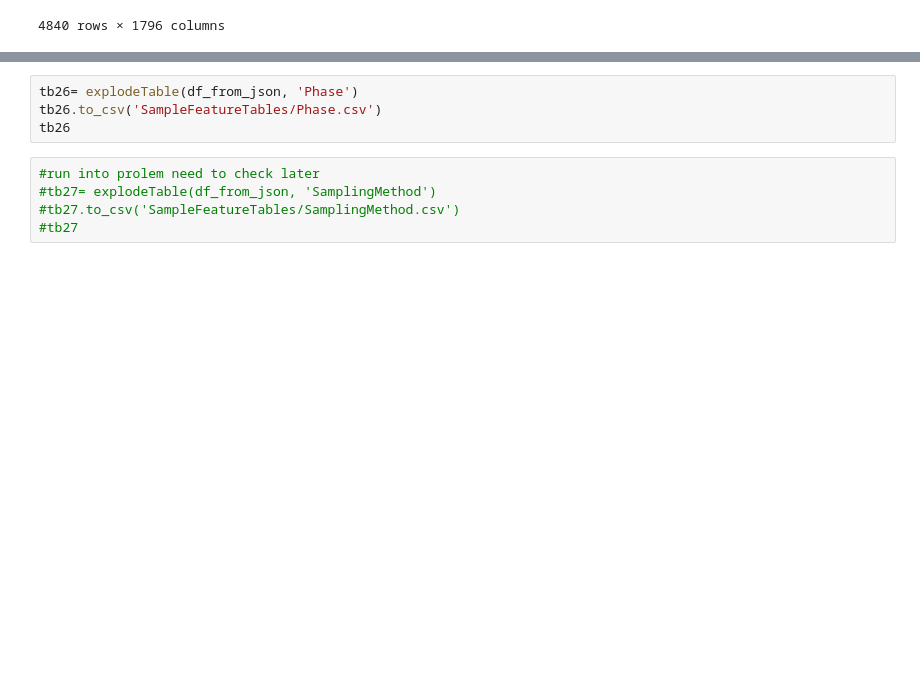
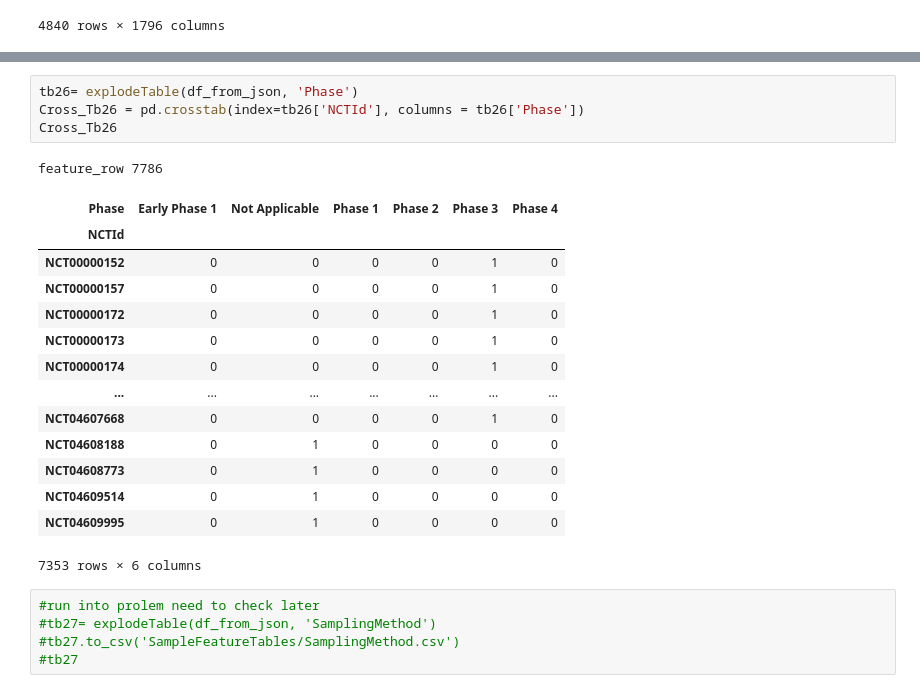
Before and after one commit to sigkarmoil/Clinical_Trial_Machine_Learning, a Jupyter notebook: Codes/Explode_02.ipynb, the cells around one changed output, grey strips where cells are left out. Saved outputs shown, nothing was run; the diff lists cells and outputs as text; blank space fills up the shorter version.

```diff
--- a/Codes/Explode_02.ipynb
+++ b/Codes/Explode_02.ipynb
@@ -454,7 +562,23 @@ tb25
 # %%
 tb26= explodeTable(df_from_json, 'Phase')
-tb26.to_csv('SampleFeatureTables/Phase.csv')
-tb26
+Cross_Tb26 = pd.crosstab(index=tb26['NCTId'], columns = tb26['Phase'])
+Cross_Tb26
+# %% [output]
+feature_row 7786
+| Phase | Early Phase 1 | Not Applicable | Phase 1 | Phase 2 | Phase 3 | Phase 4 |
+| NCTId |  |  |  |  |  |  |
+| NCT00000152 | 0 | 0 | 0 | 0 | 1 | 0 |
+| NCT00000157 | 0 | 0 | 0 | 0 | 1 | 0 |
+| NCT00000172 | 0 | 0 | 0 | 0 | 1 | 0 |
+| NCT00000173 | 0 | 0 | 0 | 0 | 1 | 0 |
+| NCT00000174 | 0 | 0 | 0 | 0 | 1 | 0 |
+| ... | ... | ... | ... | ... | ... | ... |
+| NCT04607668 | 0 | 0 | 0 | 0 | 1 | 0 |
+| NCT04608188 | 0 | 1 | 0 | 0 | 0 | 0 |
+| NCT04608773 | 0 | 1 | 0 | 0 | 0 | 0 |
+| NCT04609514 | 0 | 1 | 0 | 0 | 0 | 0 |
+| NCT04609995 | 0 | 1 | 0 | 0 | 0 | 0 |
+7353 rows × 6 columns
 # %%
 #run into prolem need to check later
 #tb27= explodeTable(df_from_json, 'SamplingMethod')
```
Also changed, not shown: parts of 10 cells of this notebook.
